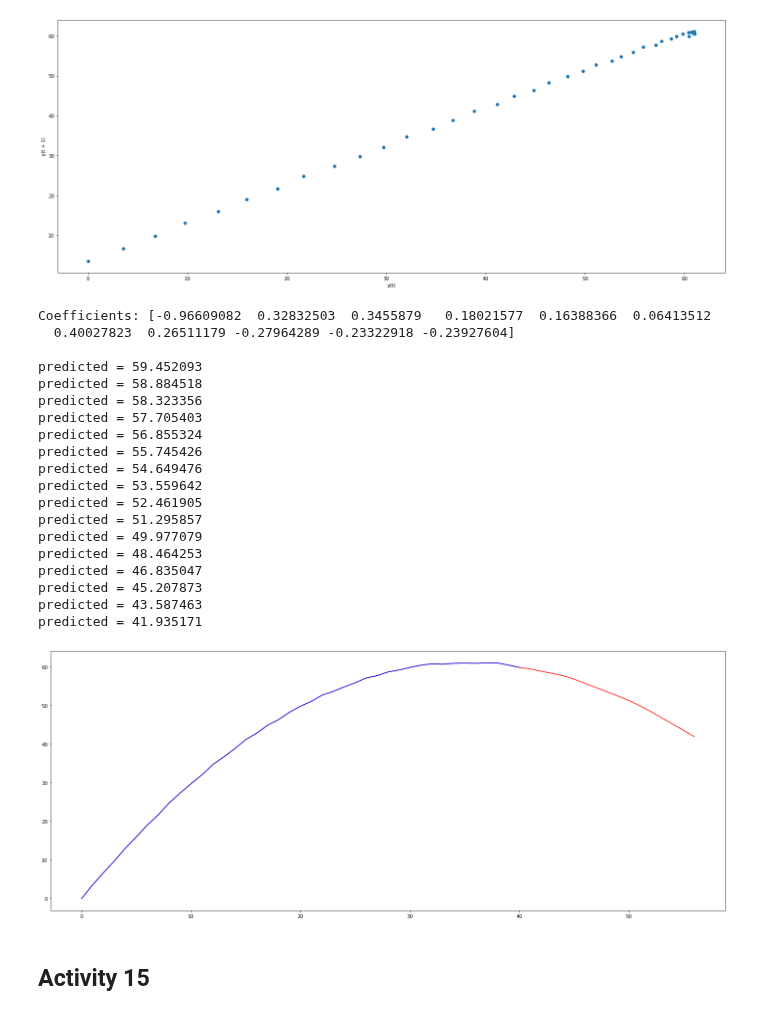
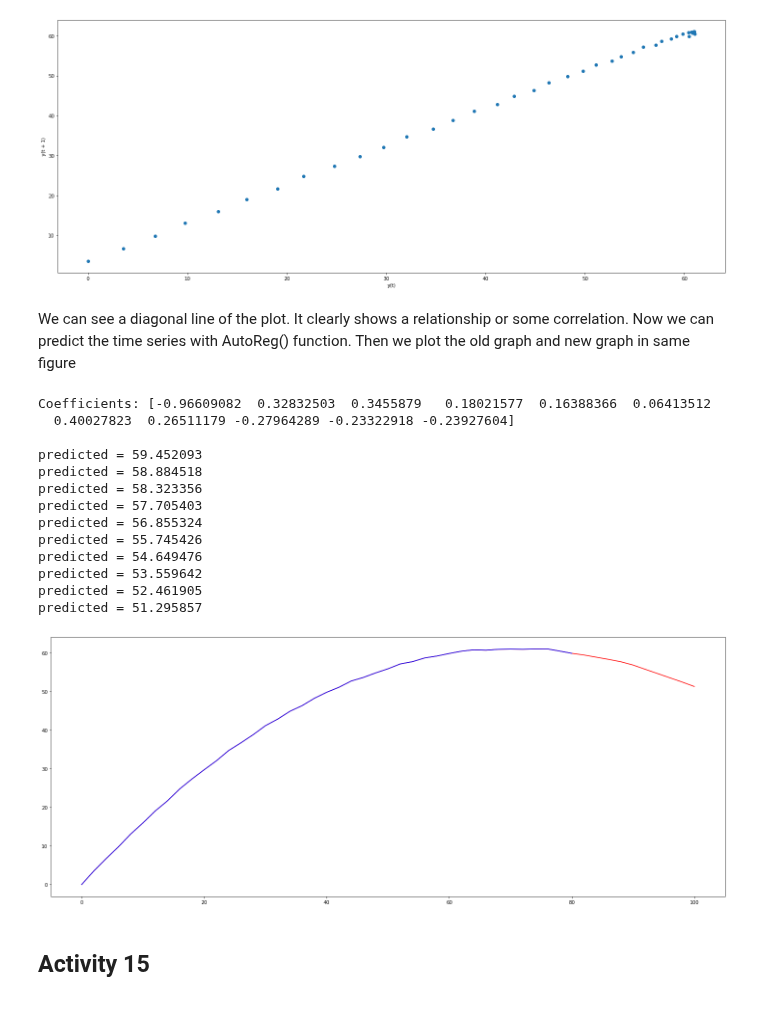
Before and after one commit to Rathees-Koneswarann/matplotlib-signal-analisis, a Jupyter notebook: violin-sound-process.ipynb, the cells around one changed output. Drawn from its saved outputs; the diff is of its cells as text; code cells hidden in the pictures.

```diff
--- a/violin-sound-process.ipynb
+++ b/violin-sound-process.ipynb
@@ -50,48 +63,47 @@ pd.plotting.lag_plot(given_data)
 plt.show()
 # %% [output]
 [figure]
+# %% [markdown]
+We can see a diagonal line of the plot. It clearly shows a relationship or some correlation. Now we can predict the time series with AutoReg() function. Then we plot the old graph and new graph in same figure
 # %%
 # split dataset
-X = given_data_y.values
-y_data = X[0:len(X)-10]
+Y = given_data_y.values
+X = given_data_x.values
+
+y_data = Y[0:len(Y)-10]
 # y_data autoregression
 model = AutoReg(y_data, lags=10)
 model_fit = model.fit()
 print('Coefficients: %s \n' % model_fit.params)
 # make predictions
-predictions = model_fit.predict(start=len(y_data), end=len(y_data)+15)
+predictions = model_fit.predict(start=len(y_data), end=len(y_data)+9)
 for i in range(len(predictions)):
 	print('predicted = %f ' % (predictions[i]))
 
 
 # plot results
 
 plt.figure(figsize=(20,8))
-prognose = np.concatenate((y_data.flatten(),predictions))
-plt.plot(range(0,len(prognose)), prognose, 'red')
-plt.plot(range(0,len(y_data)), y_data, 'blue')
+merged_y_data = np.concatenate((y_data.flatten(),predictions))
+plt.plot(X[0:len(X)], merged_y_data, 'red')
+plt.plot(X[0:len(X)-10], y_data, 'blue')
+
 plt.show()
 # %% [output]
 Coefficients: [-0.96609082  0.32832503  0.3455879   0.18021577  0.16388366  0.06413512
   0.40027823  0.26511179 -0.27964289 -0.23322918 -0.23927604]
 
 predicted = 59.452093
 predicted = 58.884518
 predicted = 58.323356
 predicted = 57.705403
 predicted = 56.855324
 predicted = 55.745426
 predicted = 54.649476
 predicted = 53.559642
 predicted = 52.461905
 predicted = 51.295857
-predicted = 49.977079
-predicted = 48.464253
-predicted = 46.835047
-predicted = 45.207873
-predicted = 43.587463
-predicted = 41.935171
-[figure, old version]
+[figure, new version]
 # %% [markdown]
 ## Activity 15
 # %% [markdown]
```
Also changed, not shown: parts of 6 cells of this notebook.
